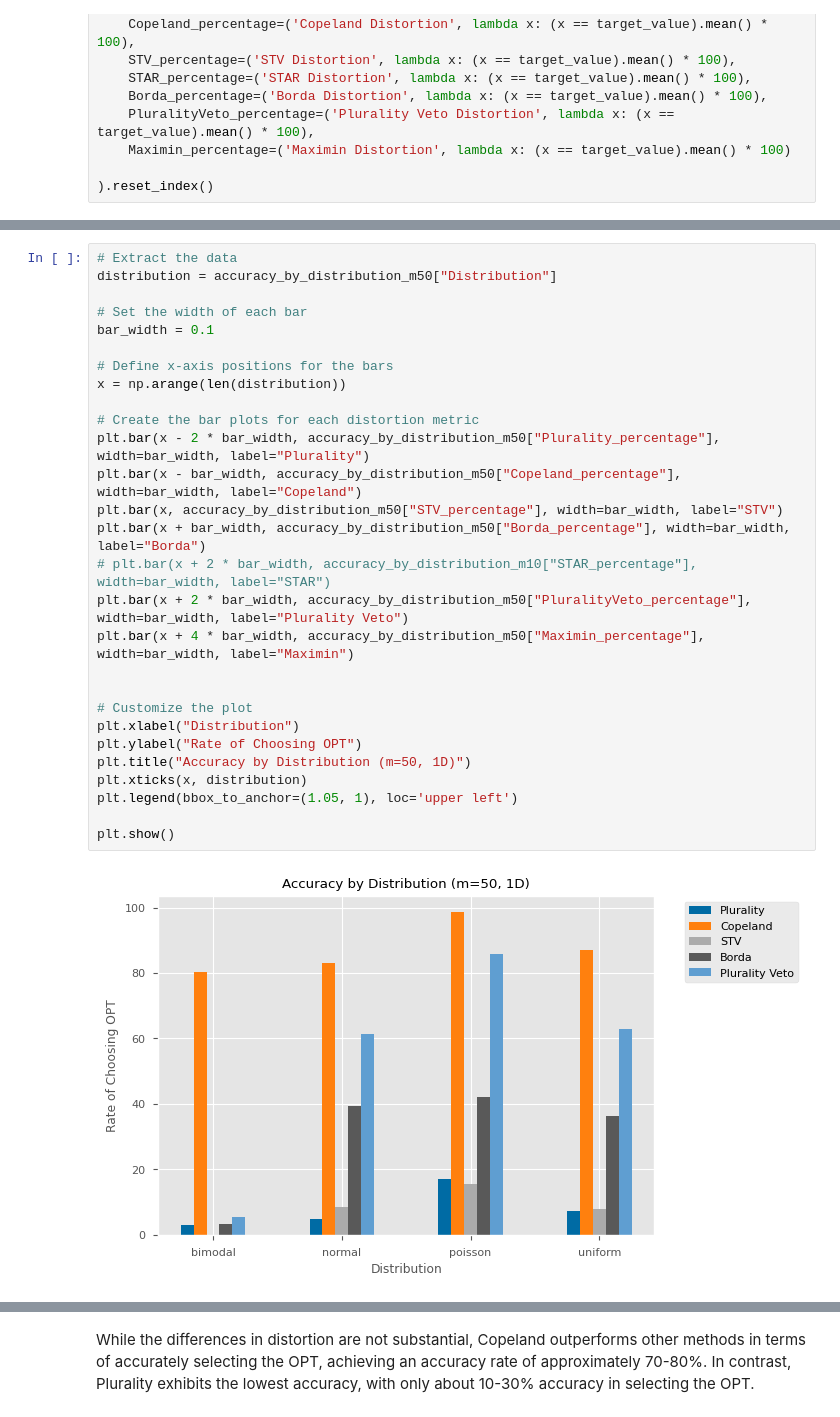
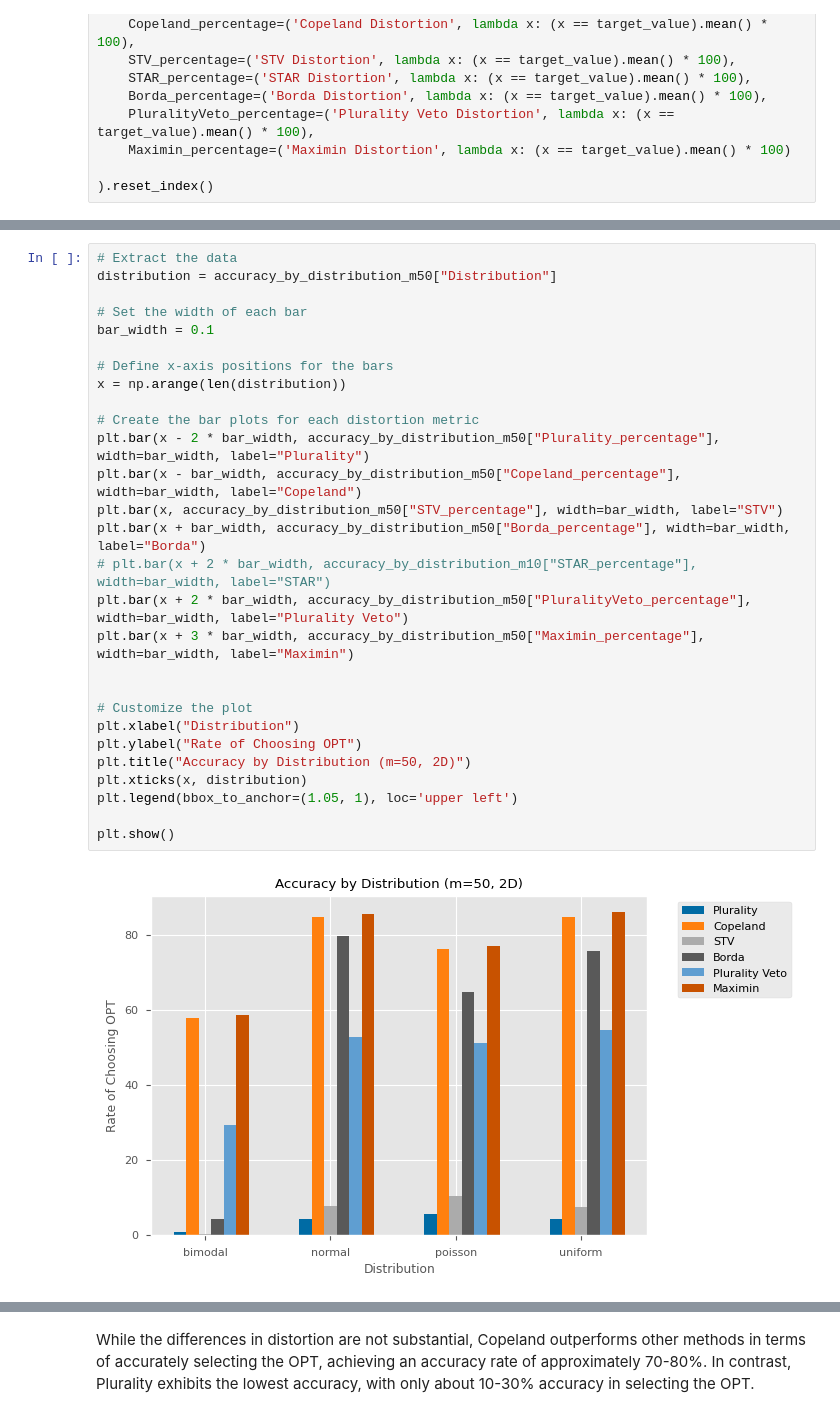
Before and after one commit to JohnAsaro/voting-distortion-maximin-rule, a Jupyter notebook: Visualization2D_with_maximin.ipynb, the cells around one changed output, grey strips where cells are left out. Drawn from its saved outputs; the diff is of its cells as text.

```diff
--- a/Visualization2D_with_maximin.ipynb
+++ b/Visualization2D_with_maximin.ipynb
@@ -750,33 +750,33 @@ plt.show()
 # %%
 # Extract the data
 distribution = accuracy_by_distribution_m50["Distribution"]
 
 # Set the width of each bar
 bar_width = 0.1
 
 # Define x-axis positions for the bars
 x = np.arange(len(distribution))
 
 # Create the bar plots for each distortion metric
 plt.bar(x - 2 * bar_width, accuracy_by_distribution_m50["Plurality_percentage"], width=bar_width, label="Plurality")
 plt.bar(x - bar_width, accuracy_by_distribution_m50["Copeland_percentage"], width=bar_width, label="Copeland")
 plt.bar(x, accuracy_by_distribution_m50["STV_percentage"], width=bar_width, label="STV")
 plt.bar(x + bar_width, accuracy_by_distribution_m50["Borda_percentage"], width=bar_width, label="Borda")
 # plt.bar(x + 2 * bar_width, accuracy_by_distribution_m10["STAR_percentage"], width=bar_width, label="STAR")
 plt.bar(x + 2 * bar_width, accuracy_by_distribution_m50["PluralityVeto_percentage"], width=bar_width, label="Plurality Veto")
-plt.bar(x + 4 * bar_width, accuracy_by_distribution_m50["Maximin_percentage"], width=bar_width, label="Maximin")
+plt.bar(x + 3 * bar_width, accuracy_by_distribution_m50["Maximin_percentage"], width=bar_width, label="Maximin")
 
 
 # Customize the plot
 plt.xlabel("Distribution")
 plt.ylabel("Rate of Choosing OPT")
-plt.title("Accuracy by Distribution (m=50, 1D)")
+plt.title("Accuracy by Distribution (m=50, 2D)")
 plt.xticks(x, distribution)
 plt.legend(bbox_to_anchor=(1.05, 1), loc='upper left')
 
 plt.show()
 # %% [output]
-[figure, old version]
+[figure, new version]
 # %%
 # Extract the data
 distribution = accuracy_by_distribution_m100["Distribution"]
```
Also changed, not shown: parts of 43 cells of this notebook, 6 other files.
